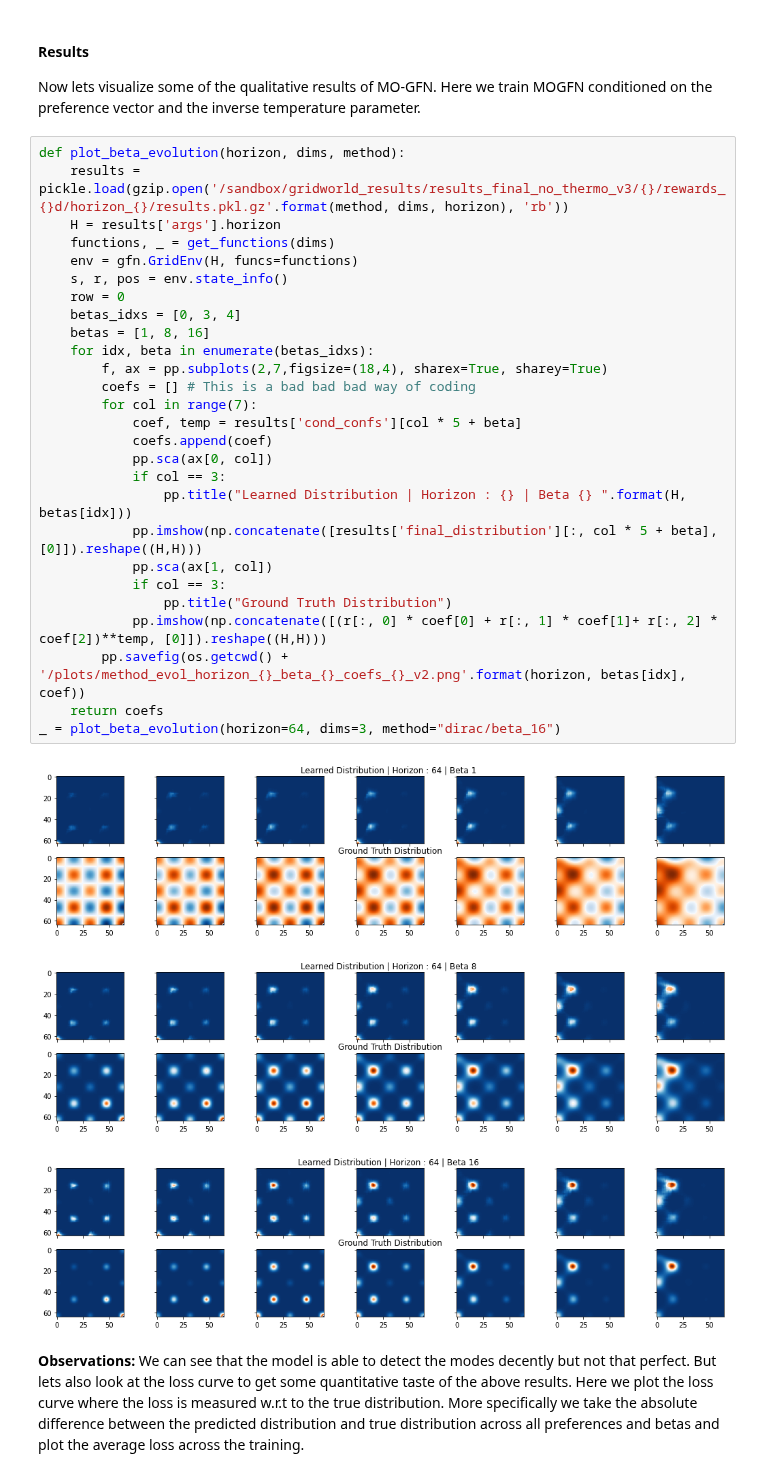
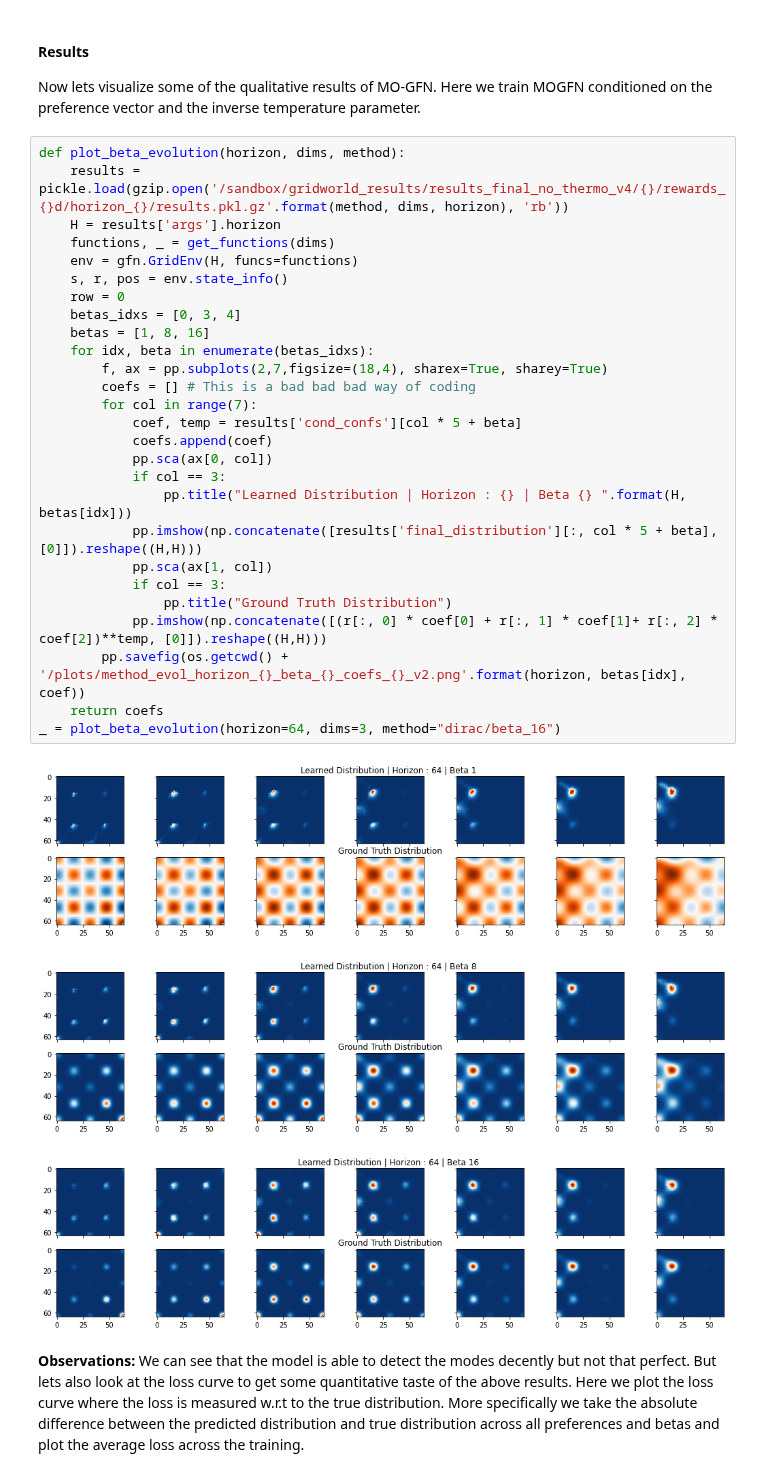
Before and after one commit to recursionpharma/gflownet, a Jupyter notebook: gflownet/examples/results.ipynb, the cells around one changed output. Cells and saved outputs as stored; diff of their text form.

```diff
--- a/gflownet/examples/results.ipynb
+++ b/gflownet/examples/results.ipynb
@@ -162,35 +162,35 @@ Now lets visualize some of the qualitative results of MO-GFN. Here we train MOGF
 <!-- We explore two different techniques to encode beta: 1) Identity Encoding  2) Thermometer Encoding.  -->
 # %%
 def plot_beta_evolution(horizon, dims, method):
-    results = pickle.load(gzip.open('/sandbox/gridworld_results/results_final_no_thermo_v3/{}/rewards_{}d/horizon_{}/results.pkl.gz'.format(method, dims, horizon), 'rb'))
+    results = pickle.load(gzip.open('/sandbox/gridworld_results/results_final_no_thermo_v4/{}/rewards_{}d/horizon_{}/results.pkl.gz'.format(method, dims, horizon), 'rb'))
     H = results['args'].horizon
     functions, _ = get_functions(dims)
     env = gfn.GridEnv(H, funcs=functions)
     s, r, pos = env.state_info()
     row = 0
     betas_idxs = [0, 3, 4]
     betas = [1, 8, 16]
     for idx, beta in enumerate(betas_idxs):
         f, ax = pp.subplots(2,7,figsize=(18,4), sharex=True, sharey=True)
         coefs = [] # This is a bad bad bad way of coding
         for col in range(7):
             coef, temp = results['cond_confs'][col * 5 + beta]
             coefs.append(coef)
             pp.sca(ax[0, col])
             if col == 3:
                 pp.title("Learned Distribution | Horizon : {} | Beta {} ".format(H, betas[idx]))
             pp.imshow(np.concatenate([results['final_distribution'][:, col * 5 + beta], [0]]).reshape((H,H)))
             pp.sca(ax[1, col])
             if col == 3:
                 pp.title("Ground Truth Distribution")
             pp.imshow(np.concatenate([(r[:, 0] * coef[0] + r[:, 1] * coef[1]+ r[:, 2] * coef[2])**temp, [0]]).reshape((H,H)))
         pp.savefig(os.getcwd() + '/plots/method_evol_horizon_{}_beta_{}_coefs_{}_v2.png'.format(horizon, betas[idx], coef))
     return coefs
 _ = plot_beta_evolution(horizon=64, dims=3, method="dirac/beta_16")
 # %% [output]
-[figure, old version]
+[figure, new version]
-[figure, old version]
+[figure, new version]
-[figure, old version]
+[figure, new version]
 # %% [markdown]
 **Observations:** We can see that the model is able to detect the modes decently but not that perfect. But lets also look at the loss curve to get some quantitative taste of the above results. Here we plot the loss curve where the loss is measured w.r.t to the true distribution. More specifically we take the absolute difference between the predicted distribution and true distribution across all preferences and betas and plot the average loss across the training.
 # %%
```
Also changed, not shown: parts of 24 cells of this notebook, 2 other files.
